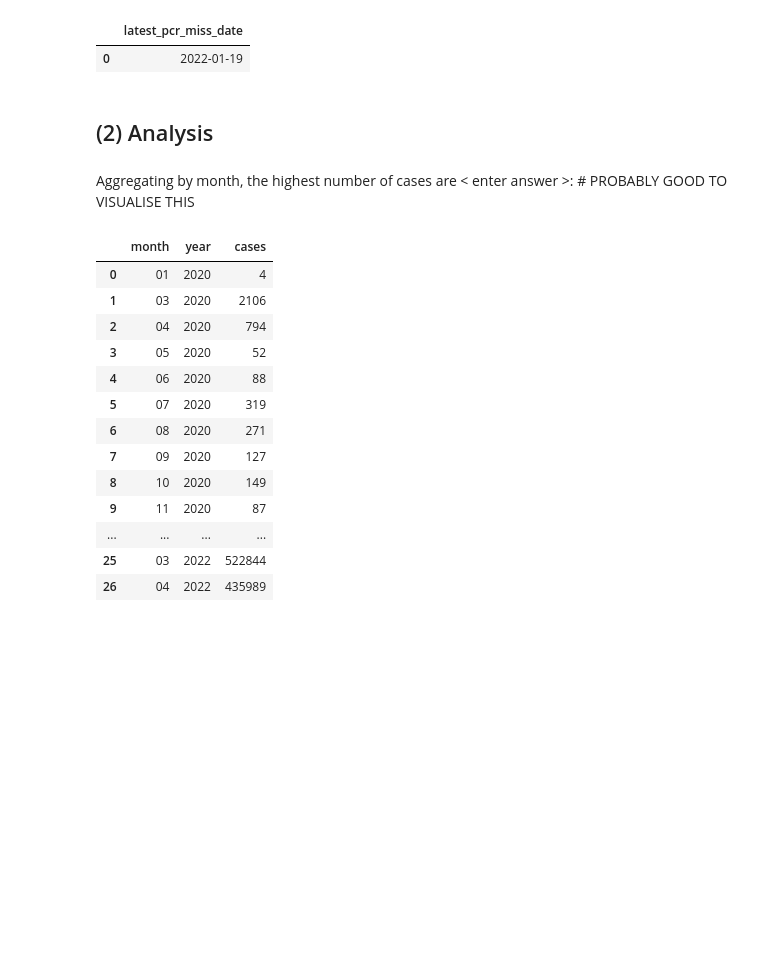
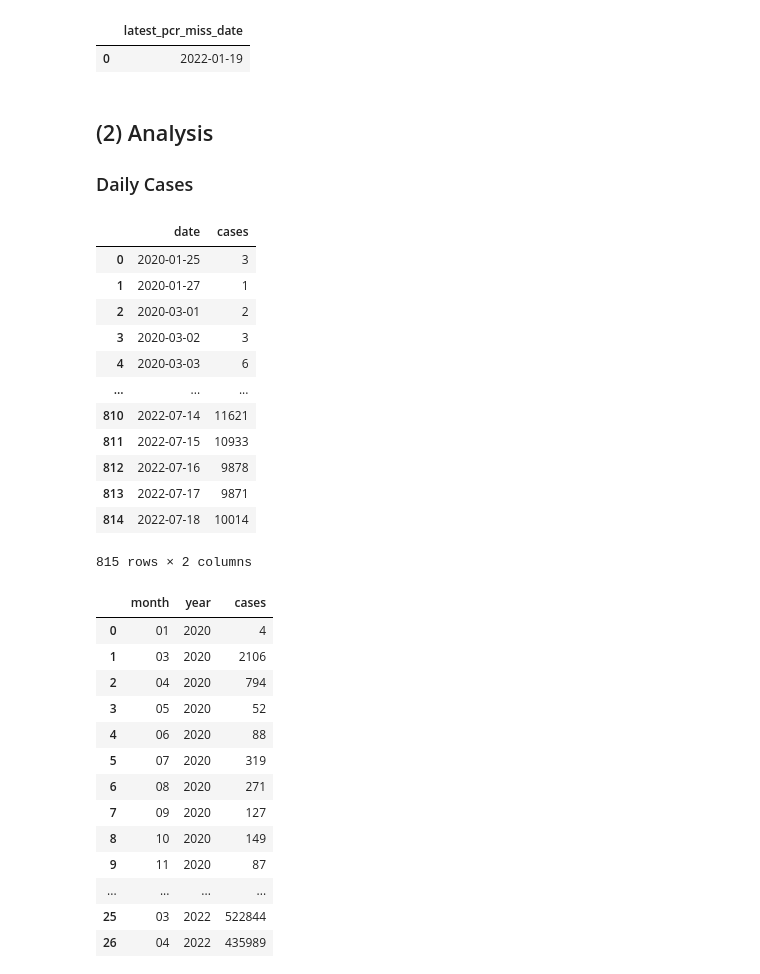
Before and after one commit to henrylin03/covid-nsw, a Jupyter notebook: covid-nsw.ipynb, the cells around one changed output. Cells and saved outputs as stored; diff of their text form; code cells hidden in the pictures; blank space fills up the shorter version.

Commit message:
calculate daily cases by summing and grouping by date

```diff
--- a/covid-nsw.ipynb
+++ b/covid-nsw.ipynb
@@ -57,8 +59,32 @@ pd.read_sql_query("""
 | 0 | 2022-01-19 |
 # %% [markdown]
 ## (2) Analysis
+### Daily Cases
-# %% [markdown]
-Aggregating by month, the highest number of cases are < enter answer >: # PROBABLY GOOD TO VISUALISE THIS
+# %%
+daily_cases =\
+    pd.read_sql_query("""
+        SELECT date(notification_date) AS 'date',
+            SUM(confirmed_cases_count) AS 'cases'
+        FROM covid
+        GROUP BY 1
+        ORDER BY 1
+        """, engine)
+
+daily_cases
+# %% [output]
+|  | date | cases |
+| 0 | 2020-01-25 | 3 |
+| 1 | 2020-01-27 | 1 |
+| 2 | 2020-03-01 | 2 |
+| 3 | 2020-03-02 | 3 |
+| 4 | 2020-03-03 | 6 |
+| ... | ... | ... |
+| 810 | 2022-07-14 | 11621 |
+| 811 | 2022-07-15 | 10933 |
+| 812 | 2022-07-16 | 9878 |
+| 813 | 2022-07-17 | 9871 |
+| 814 | 2022-07-18 | 10014 |
+815 rows × 2 columns
 # %%
 # simple visualisation for this would go a long way!
 
```
Also changed, not shown: parts of 2 cells of this notebook.
